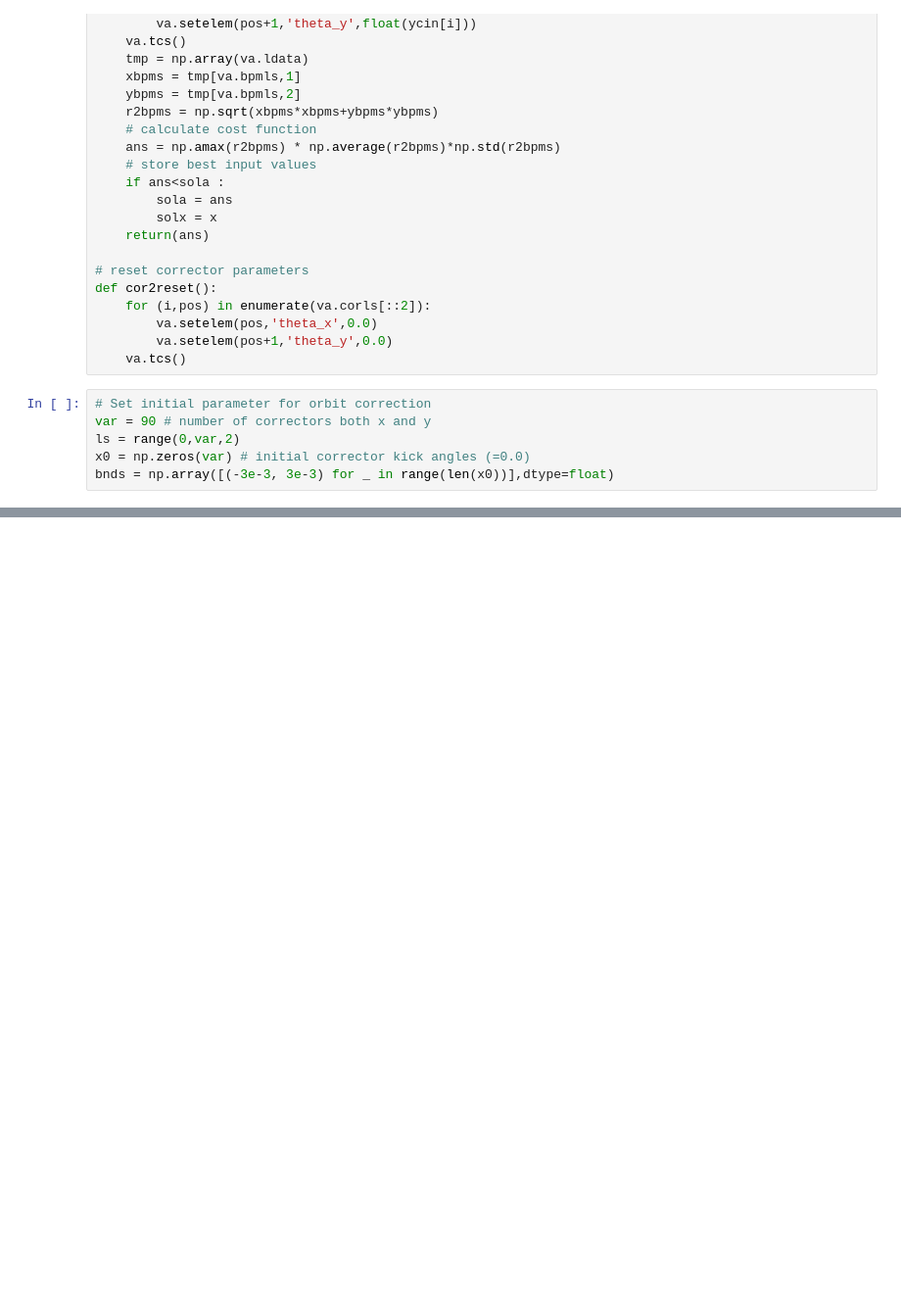
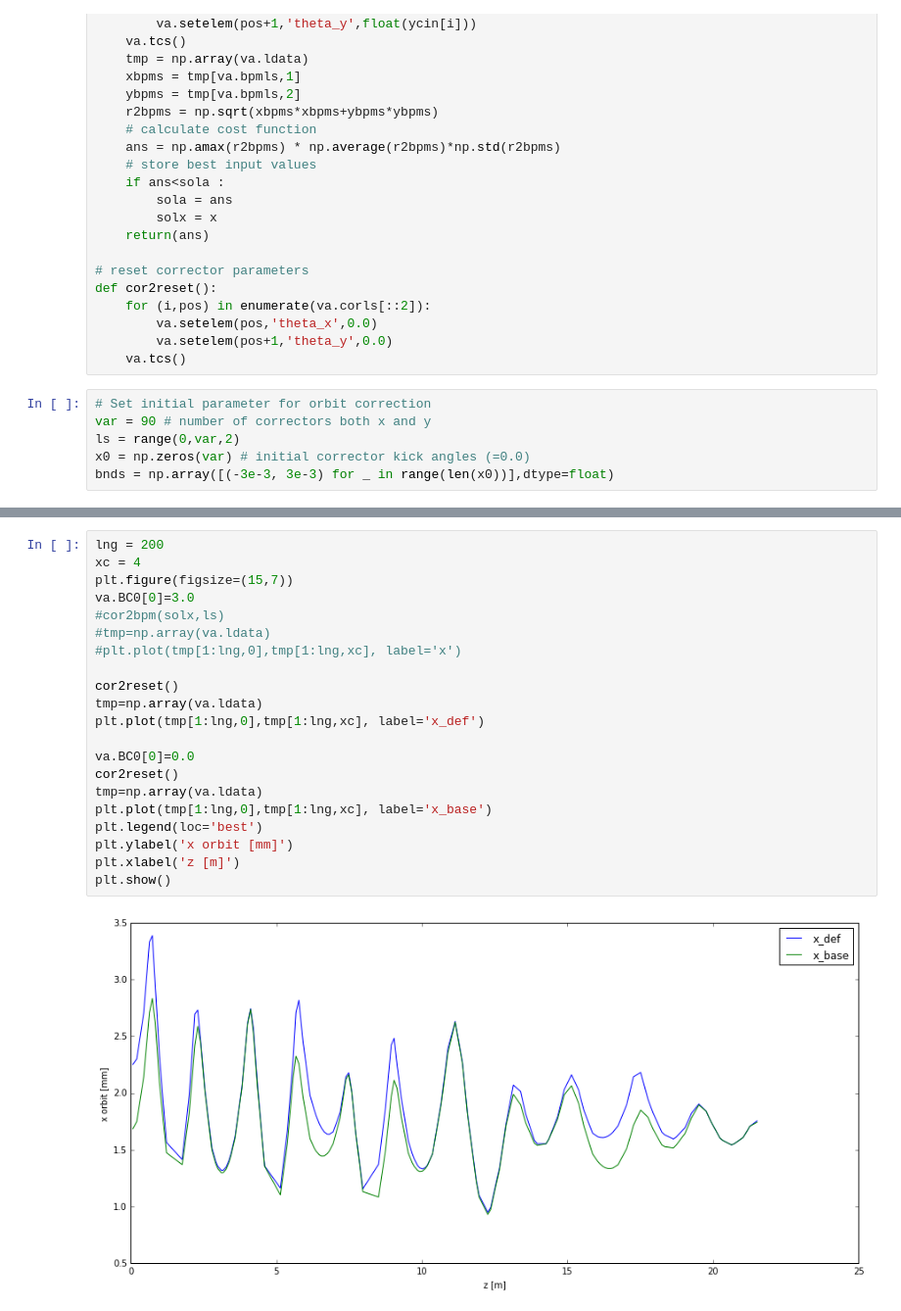
Before and after one commit to kryv/exampleVA-FLAME, a Jupyter notebook: demo_opt.ipynb, the cells around one changed output, grey strips where cells are left out. Shown at 98% size. Drawn from its saved outputs; the diff is of its cells as text; blank space fills up the shorter version.

```diff
--- a/demo_opt.ipynb
+++ b/demo_opt.ipynb
@@ -71,0 +124,23 @@ plt.show()
+# %%
+lng = 200
+xc = 4
+plt.figure(figsize=(15,7))
+va.BC0[0]=3.0
+#cor2bpm(solx,ls)
+#tmp=np.array(va.ldata)
+#plt.plot(tmp[1:lng,0],tmp[1:lng,xc], label='x')
+
+cor2reset()
+tmp=np.array(va.ldata)
+plt.plot(tmp[1:lng,0],tmp[1:lng,xc], label='x_def')
+
+va.BC0[0]=0.0
+cor2reset()
+tmp=np.array(va.ldata)
+plt.plot(tmp[1:lng,0],tmp[1:lng,xc], label='x_base')
+plt.legend(loc='best')
+plt.ylabel('x orbit [mm]')
+plt.xlabel('z [m]')
+plt.show()
+# %% [output]
+[figure, added]
```
Also changed, not shown: parts of 9 cells of this notebook, 2 other files.
